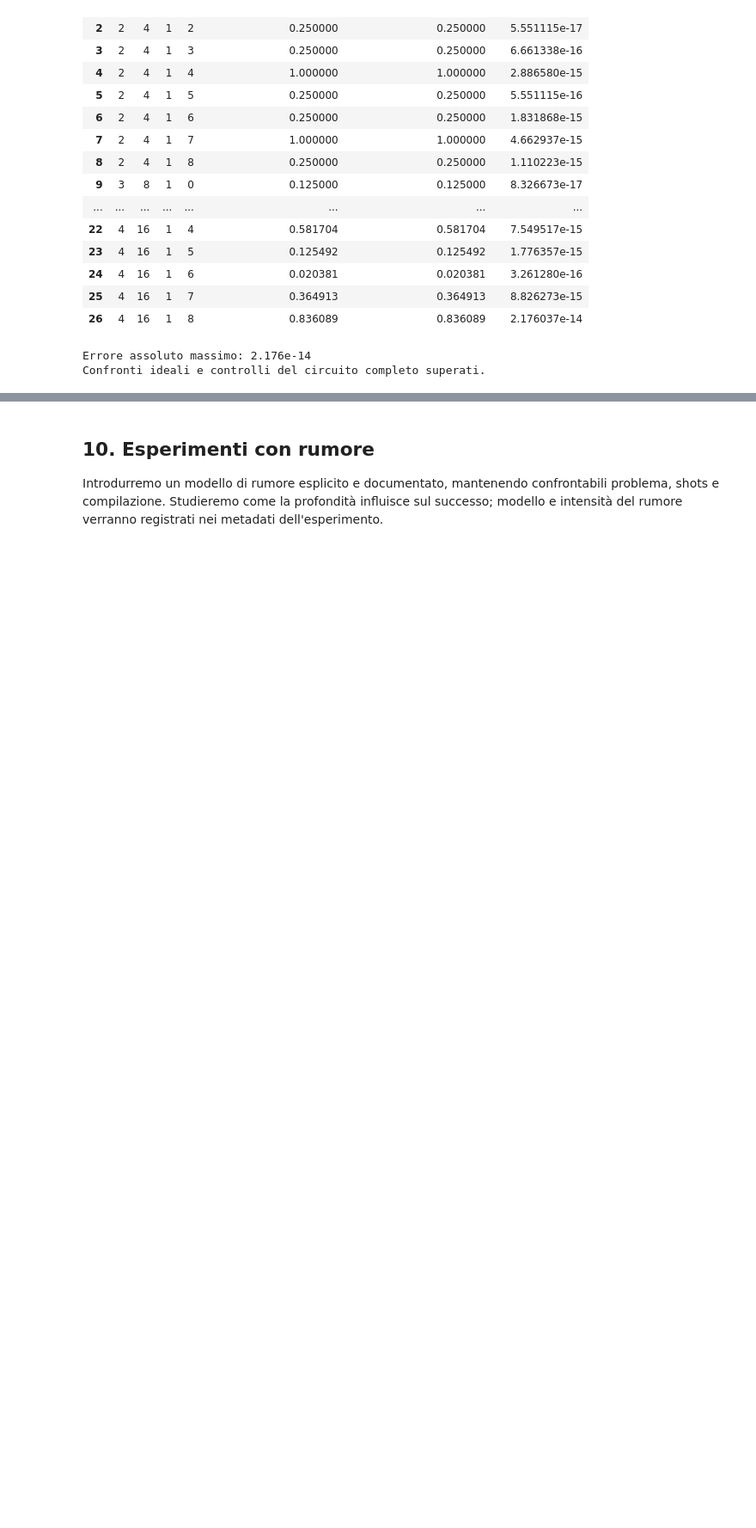
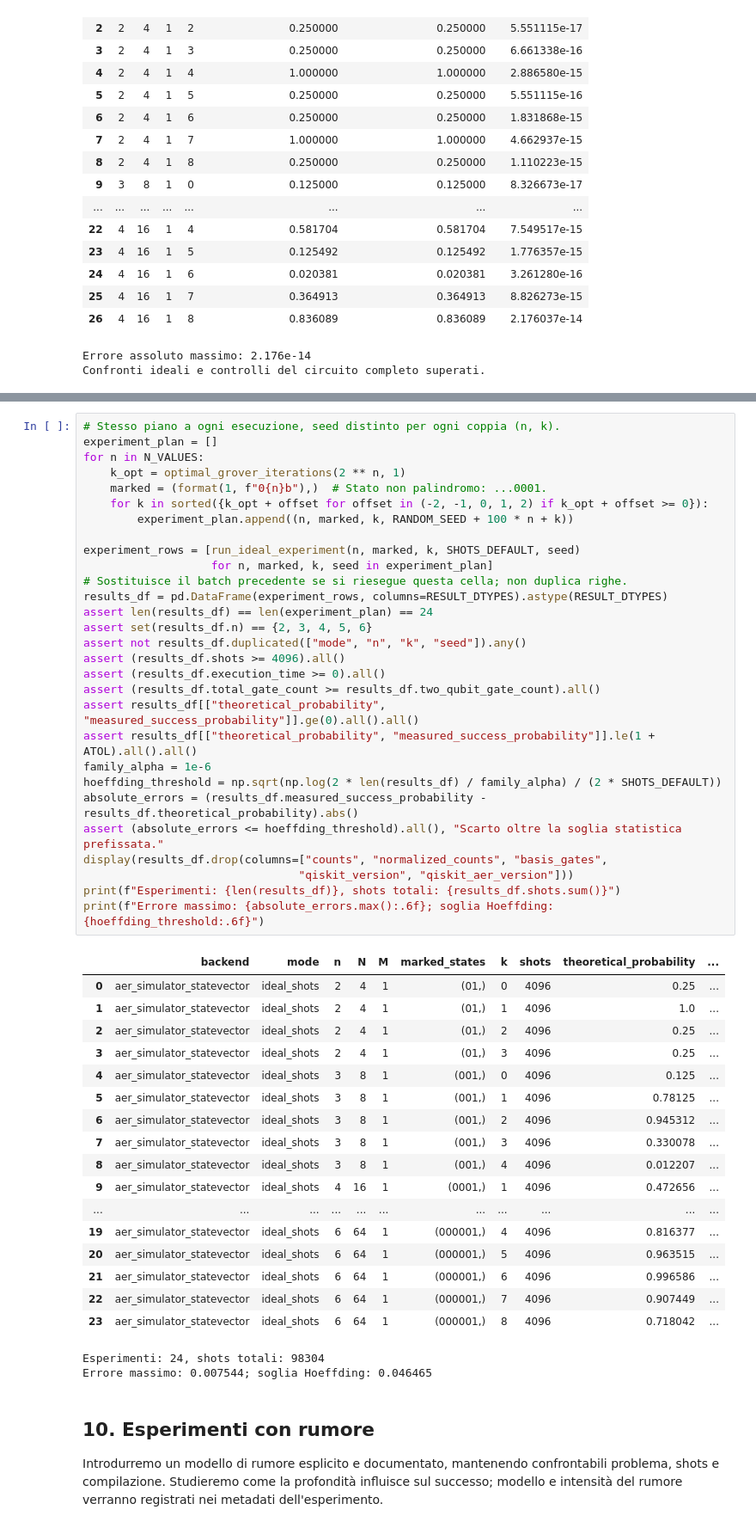
Before and after one commit to Pier2690/QuantumComputing, a Jupyter notebook: Grover.ipynb, the cells around one changed output, grey strips where cells are left out. Shown at 86% size. Cells and saved outputs as stored; diff of their text form; blank space fills up the shorter version.

```diff
--- a/Grover.ipynb
+++ b/Grover.ipynb
@@ -507,3 +639,52 @@ Confronti ideali e controlli del circuito completo superati.
+# %%
+# Stesso piano a ogni esecuzione, seed distinto per ogni coppia (n, k).
+experiment_plan = []
+for n in N_VALUES:
+    k_opt = optimal_grover_iterations(2 ** n, 1)
+    marked = (format(1, f"0{n}b"),)  # Stato non palindromo: ...0001.
+    for k in sorted({k_opt + offset for offset in (-2, -1, 0, 1, 2) if k_opt + offset >= 0}):
+        experiment_plan.append((n, marked, k, RANDOM_SEED + 100 * n + k))
+
+experiment_rows = [run_ideal_experiment(n, marked, k, SHOTS_DEFAULT, seed)
+                   for n, marked, k, seed in experiment_plan]
+# Sostituisce il batch precedente se si riesegue questa cella; non duplica righe.
+results_df = pd.DataFrame(experiment_rows, columns=RESULT_DTYPES).astype(RESULT_DTYPES)
+assert len(results_df) == len(experiment_plan) == 24
+assert set(results_df.n) == {2, 3, 4, 5, 6}
+assert not results_df.duplicated(["mode", "n", "k", "seed"]).any()
+assert (results_df.shots >= 4096).all()
+assert (results_df.execution_time >= 0).all()
+assert (results_df.total_gate_count >= results_df.two_qubit_gate_count).all()
+assert results_df[["theoretical_probability", "measured_success_probability"]].ge(0).all().all()
+assert results_df[["theoretical_probability", "measured_success_probability"]].le(1 + ATOL).all().all()
+family_alpha = 1e-6
+hoeffding_threshold = np.sqrt(np.log(2 * len(results_df) / family_alpha) / (2 * SHOTS_DEFAULT))
+absolute_errors = (results_df.measured_success_probability - results_df.theoretical_probability).abs()
+assert (absolute_errors <= hoeffding_threshold).all(), "Scarto oltre la soglia statistica prefissata."
+display(results_df.drop(columns=["counts", "normalized_counts", "basis_gates",
+                                "qiskit_version", "qiskit_aer_version"]))
+print(f"Esperimenti: {len(results_df)}, shots totali: {results_df.shots.sum()}")
+print(f"Errore massimo: {absolute_errors.max():.6f}; soglia Hoeffding: {hoeffding_threshold:.6f}")
+# %% [output]
+|  | backend | mode | n | N | M | marked_states | k | shots | theoretical_probability | ... |
+| 0 | aer_simulator_statevector | ideal_shots | 2 | 4 | 1 | (01,) | 0 | 4096 | 0.25 | ... |
+| 1 | aer_simulator_statevector | ideal_shots | 2 | 4 | 1 | (01,) | 1 | 4096 | 1.0 | ... |
+| 2 | aer_simulator_statevector | ideal_shots | 2 | 4 | 1 | (01,) | 2 | 4096 | 0.25 | ... |
+| 3 | aer_simulator_statevector | ideal_shots | 2 | 4 | 1 | (01,) | 3 | 4096 | 0.25 | ... |
+| 4 | aer_simulator_statevector | ideal_shots | 3 | 8 | 1 | (001,) | 0 | 4096 | 0.125 | ... |
+| 5 | aer_simulator_statevector | ideal_shots | 3 | 8 | 1 | (001,) | 1 | 4096 | 0.78125 | ... |
+| 6 | aer_simulator_statevector | ideal_shots | 3 | 8 | 1 | (001,) | 2 | 4096 | 0.945312 | ... |
+| 7 | aer_simulator_statevector | ideal_shots | 3 | 8 | 1 | (001,) | 3 | 4096 | 0.330078 | ... |
+| 8 | aer_simulator_statevector | ideal_shots | 3 | 8 | 1 | (001,) | 4 | 4096 | 0.012207 | ... |
+| 9 | aer_simulator_statevector | ideal_shots | 4 | 16 | 1 | (0001,) | 1 | 4096 | 0.472656 | ... |
+| ... | ... | ... | ... | ... | ... | ... | ... | ... | ... | ... |
+| 19 | aer_simulator_statevector | ideal_shots | 6 | 64 | 1 | (000001,) | 4 | 4096 | 0.816377 | ... |
+| 20 | aer_simulator_statevector | ideal_shots | 6 | 64 | 1 | (000001,) | 5 | 4096 | 0.963515 | ... |
+| 21 | aer_simulator_statevector | ideal_shots | 6 | 64 | 1 | (000001,) | 6 | 4096 | 0.996586 | ... |
+| 22 | aer_simulator_statevector | ideal_shots | 6 | 64 | 1 | (000001,) | 7 | 4096 | 0.907449 | ... |
+| 23 | aer_simulator_statevector | ideal_shots | 6 | 64 | 1 | (000001,) | 8 | 4096 | 0.718042 | ... |
+Esperimenti: 24, shots totali: 98304
+Errore massimo: 0.007544; soglia Hoeffding: 0.046465
 # %% [markdown]
 ## 10. Esperimenti con rumore
 Introdurremo un modello di rumore esplicito e documentato, mantenendo confrontabili problema, shots e compilazione. Studieremo come la profondità influisce sul successo; modello e intensità del rumore verranno registrati nei metadati dell'esperimento.
```
Also changed, not shown: parts of 17 cells of this notebook.
